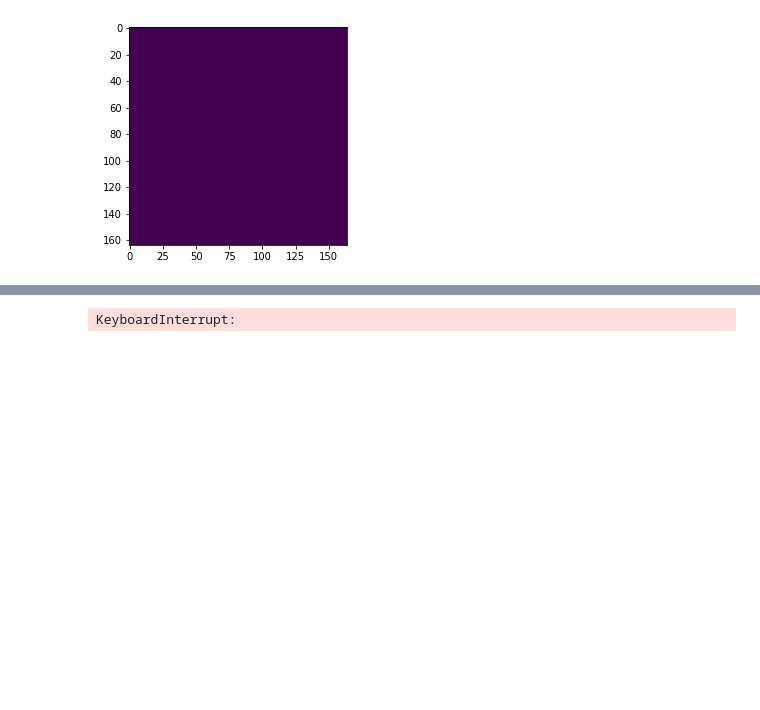
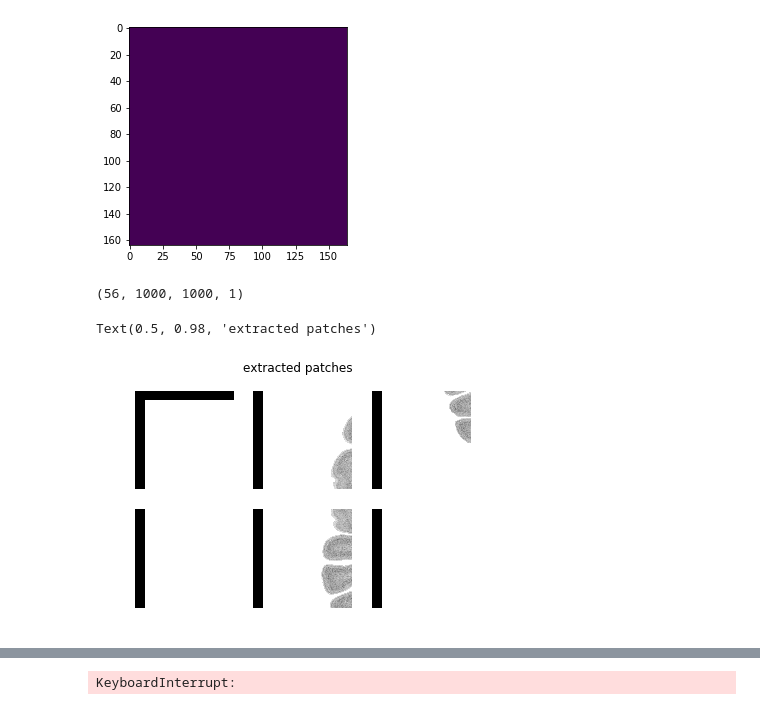
Before and after one commit to hspitzer/histo-seg, a Jupyter notebook: tutorial-segmentation.ipynb, the cells around one changed output, grey strips where cells are left out. Cells and saved outputs as stored; diff of their text form; code cells hidden in the pictures; blank space fills up the shorter version.

```diff
--- a/tutorial-segmentation.ipynb
+++ b/tutorial-segmentation.ipynb
@@ -505,7 +418,7 @@ Evaluatiom on whole slide histological images
 - need to create model with correct input size input sizes to evaluate large images and load saved weights
 # %%
 # recreate unet model with larger input size
-input_shape = (255,255,1)
+input_shape = (1000,1000,1)
 input_tensor = Input(shape=input_shape)
 eval_model = u_net(input_tensor)
 eval_model.load_weights(model_name)
@@ -590,0 +502,6 @@ eval_model.predict?
+# %%
+patches_to_predict = np.expand_dims(patches,3)
+print(patches_to_predict.shape)
+res = eval_model.predict_generator(datagen.flow(patches_to_predict, batch_size=1, shuffle=False), steps=len(patches_to_predict))
+# %% [output]
+(56, 1000, 1000, 1)
@@ -590,0 +530,10 @@ eval_model.predict?
+# %%
+# plot patches
+fig, axes = plt.subplots(2,3)
+for i,ax in enumerate(axes.T.flatten()):
+    ax.axis('off')
+    ax.imshow(patches_to_predict[i,:,:,0], cmap='gray')
+plt.suptitle('extracted patches')
+# %% [output]
+Text(0.5, 0.98, 'extracted patches')
+[figure, added]
```
Also changed, not shown: parts of 30 cells of this notebook, 1 other file.
